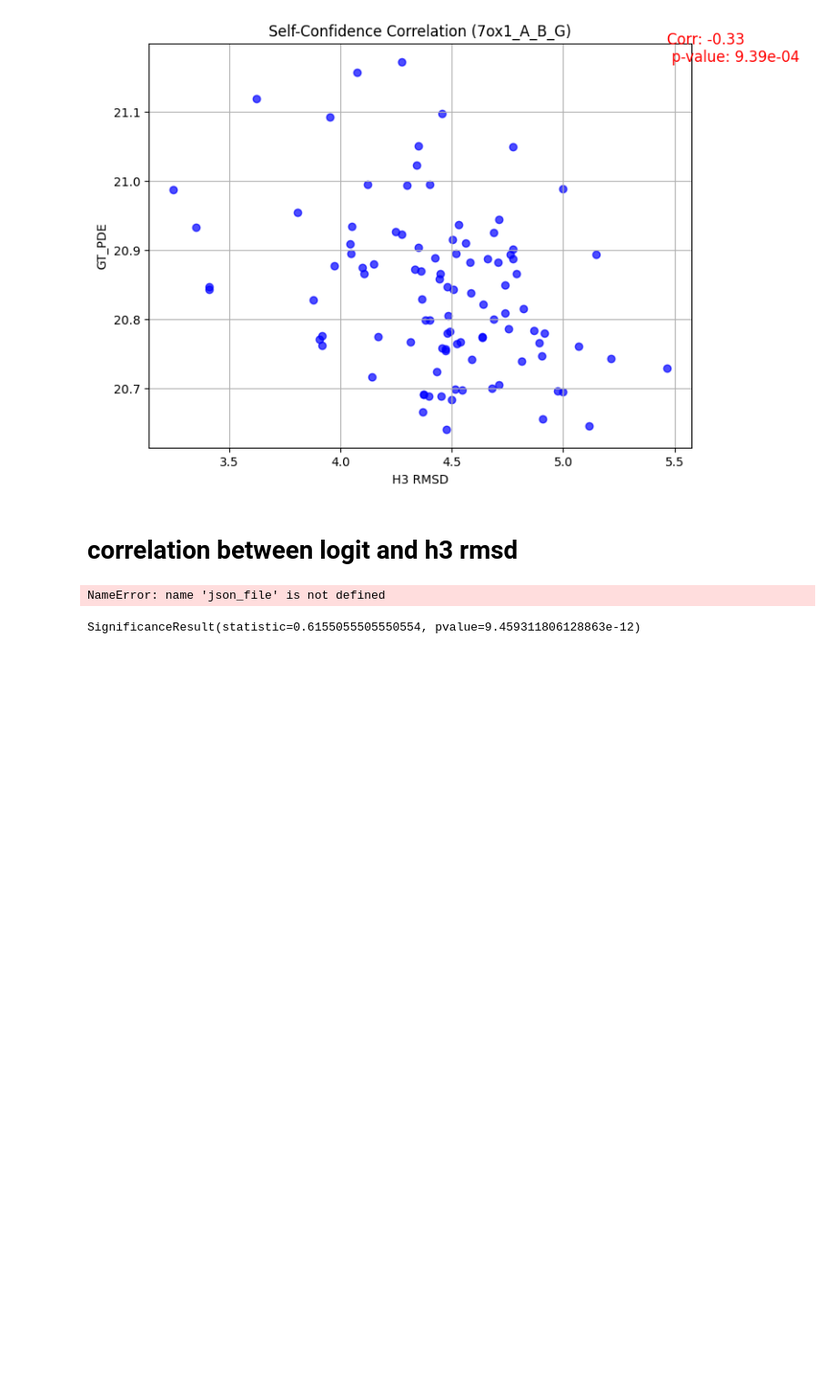
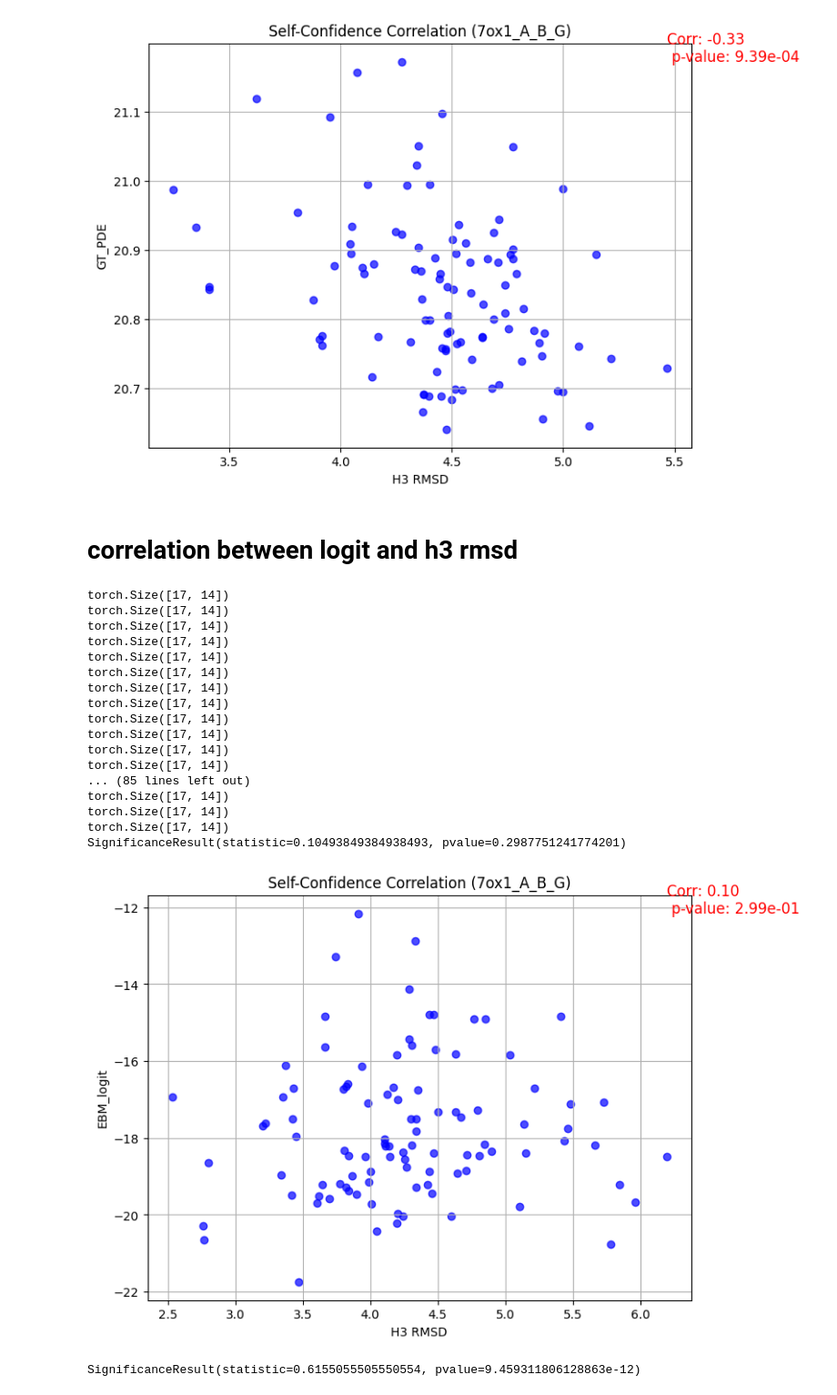
Before and after one commit to shp2001/protein-frame-flow, a Jupyter notebook: notebook/check_metric.ipynb, the cells around one changed output. Shown at 91% size. Drawn from its saved outputs; the diff is of its cells as text; code cells hidden in the pictures; blank space fills up the shorter version.

```diff
--- a/notebook/check_metric.ipynb
+++ b/notebook/check_metric.ipynb
@@ -975,7 +975,7 @@ from scipy.stats import spearmanr
 
 
 # PDB 디렉터리 설정
-pdb_dir = '/home/psh/protein-frame-flow/inference_outputs/CDRFlow_v1.2.4_biomol_stage2_overfit/2025-08-13_23-04-33/epoch=166-step=7515/run_2025-08-14_10-00-05/4zfo_H_L_K'
+pdb_dir = '/home/psh/protein-frame-flow/inference_outputs/CDRFlow_v1.2.4_ebm_cdr_sep/2025-08-17_00-11-16/epoch=33-step=24378/run_2025-08-18_12-06-43/7df1_F_J_C'
 
 # RMSD 값 수집
 
@@ -1031,7 +1031,7 @@ from scipy.stats import spearmanr
 
 
 # PDB 디렉터리 설정
-pdb_dir = '/home/psh/protein-frame-flow/inference_outputs/CDRFlow_v1.2.4_ebm_exp/2025-08-15_15-29-32/epoch=7-step=11472/run_2025-08-16_15-29-19/7df1_F_J_C'
+pdb_dir = '/home/psh/protein-frame-flow/inference_outputs/CDRFlow_v1.2.4_ebm_cdr_sep/2025-08-17_00-11-16/epoch=33-step=24378/run_2025-08-18_12-06-43/7ox1_A_B_G'
 # RMSD 값 수집
 
 cdr_rmsd_dir = pdb_dir
@@ -1040,35 +1040,53 @@ b_factors = []
 
 for sample in sorted(os.listdir(cdr_rmsd_dir)):
 
     json_file = os.path.join(cdr_rmsd_dir, sample, 'cdr_rmsd.json')
     # JSON 파일에서 RMSD 데이터 읽기
     with open(json_file, 'r') as f:
         rmsd_data = json.load(f)
 
     h3_rmsd = rmsd_data.get('h3_rms', None)  # 'h3_rms' 키에서 RMSD 값 가져옴
     if h3_rmsd is not None:
         rmsd_values.append(h3_rmsd)
 
     b_factor_file = os.path.join(cdr_rmsd_dir, sample, 'b_factor.pt')
     b_factor = torch.load(b_factor_file, map_location='cpu')
-    b_factors.append(torch.mean(b_factor))
+    print(b_factor.shape)
+    b_factors.append(torch.mean(b_factor[:, 1]))
 
 correlation_coefficient = spearmanr(rmsd_values, b_factors)
 print(correlation_coefficient)
 
 # scatter plot 그리기
 plt.figure(figsize=(8, 6))
 plt.scatter(rmsd_values, b_factors, color='blue', alpha=0.7)
 plt.text(max(rmsd_values), max(b_factors), f"Corr: {correlation_coefficient[0]:.2f} \n p-value: {correlation_coefficient[1]:.2e}", fontsize=12, color='red')
 
 # 플롯 세부 설정
 plt.title(f"Self-Confidence Correlation ({pdb_dir.split('/')[-1]})")
 plt.xlabel("H3 RMSD")
 plt.ylabel("EBM_logit")
 plt.grid(True)
 plt.show()
 # %% [output]
-NameError: name 'json_file' is not defined
+torch.Size([17, 14])
+torch.Size([17, 14])
+torch.Size([17, 14])
+torch.Size([17, 14])
+torch.Size([17, 14])
+torch.Size([17, 14])
+torch.Size([17, 14])
+torch.Size([17, 14])
+torch.Size([17, 14])
+torch.Size([17, 14])
+torch.Size([17, 14])
+torch.Size([17, 14])
+... (85 lines left out)
+torch.Size([17, 14])
+torch.Size([17, 14])
+torch.Size([17, 14])
+SignificanceResult(statistic=0.10493849384938493, pvalue=0.2987751241774201)
+[figure, added]
 # %%
 import os
 import json
```
Also changed, not shown: 10 other files.
